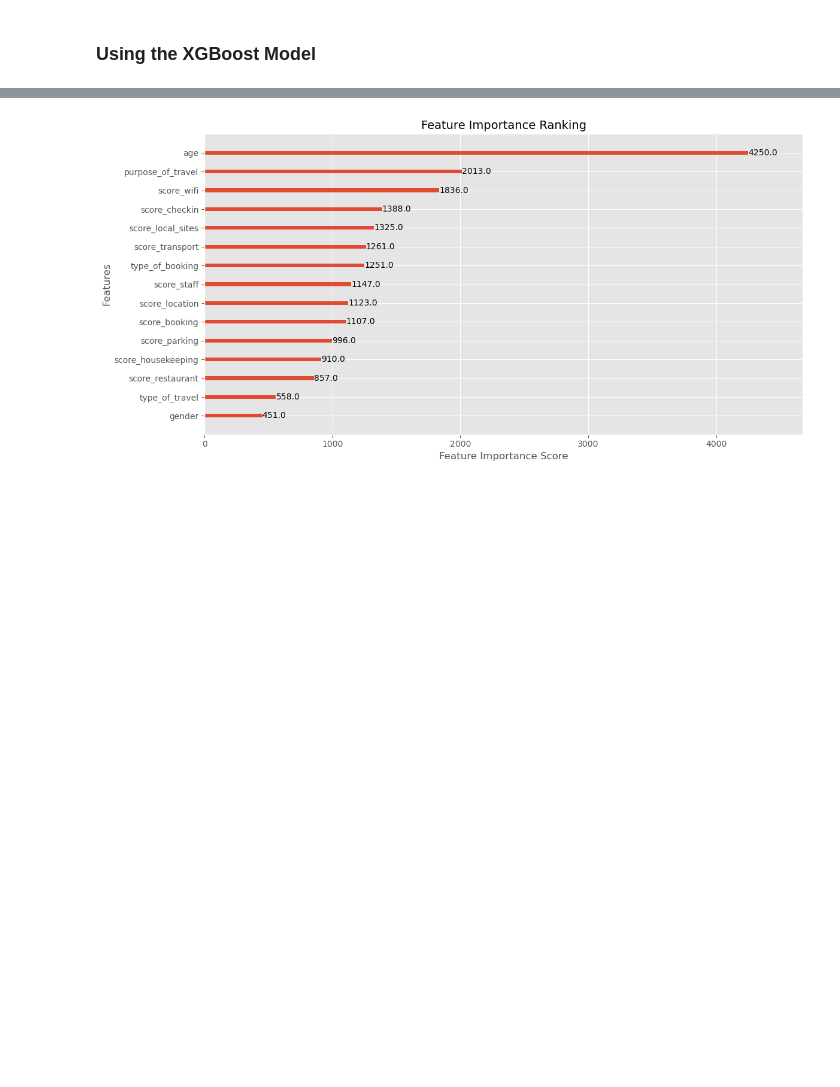
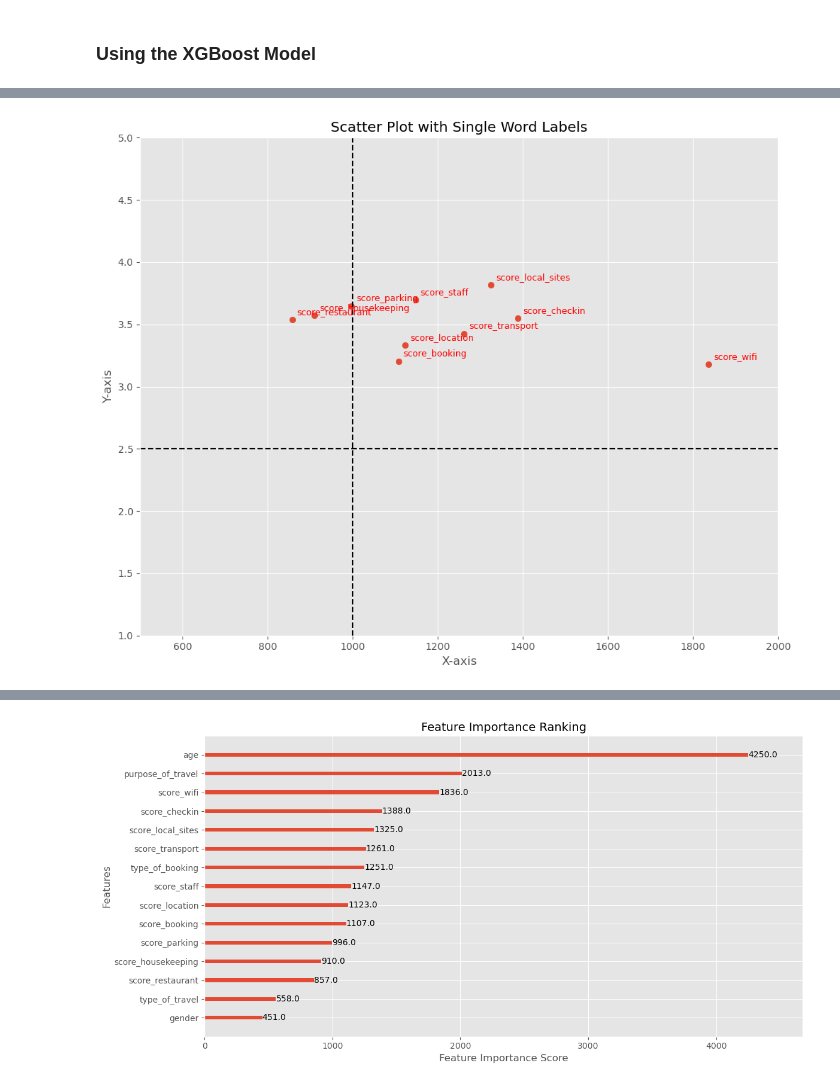
Before and after one commit to StuartG24/Travel_Co_Analysis, a Jupyter notebook: Notebooks_Data_Analysis/customer_satisfaction.ipynb, the cells around one changed output, grey strips where cells are left out. Saved outputs shown, nothing was run; the diff lists cells and outputs as text; code cells hidden in the pictures; blank space fills up the shorter version.

Commit message:
IS model calculated

```diff
--- a/Notebooks_Data_Analysis/customer_satisfaction.ipynb
+++ b/Notebooks_Data_Analysis/customer_satisfaction.ipynb
@@ -225,2 +225,22 @@ Classification Error: 0.48
 # %% [markdown]
 ### Using the XGBoost Model
+# %%
+
+# Calculate the average satisfaction score for each feature with a score
+score_columns = hotel_reviews_df.columns[hotel_reviews_df.columns.str.startswith('score_')]
+filter_columns = hotel_reviews_df[score_columns]
+averages = filter_columns.mean() + 1
+averages = averages.rename_axis('feature')
+averages_df = averages.reset_index()
+averages_df.columns = ['feature', 'satisfaction_mean']
+
+# For each feature, add the predicted importance from the XGBoost model
+feature_importance = model.get_booster().get_score(importance_type='weight')
+feature_importance_df = pd.DataFrame({'feature': importance.keys(), 'importance': importance.values()})
+
+# Create a table of features with the predicted importance and the mean satisfaction rating
+features_table = pd.merge(feature_importance_df, averages_df, on='feature', how='inner')
+#features_table = pd.merge(feature_importance_df, averages_df, on='feature', how='left')
+features_table = features_table.fillna(0.5)
+
+display(features_table)
@@ -226,0 +259,35 @@ Classification Error: 0.48
+# %%
+#| label: feature-table
+#| fig-cap: Importance-Significance Predictions
+
+# Sample data
+x = features_table['importance']
+y = features_table['satisfaction_mean']
+labels = features_table['feature']
+
+# Create the scatter plot
+plt.figure(figsize=(10, 8))
+plt.scatter(x, y)
+
+# Add single word labels
+for i, (xi, yi, label) in enumerate(zip(x, y, labels)):
+    plt.annotate(label,
+                 (xi, yi),  # Point to annotate
+                 xytext=(5, 5),  # Offset of the text
+                 textcoords='offset points',
+                 fontsize=9,  # Font size
+                 color='red')  # Label color
+
+plt.xlim(500,2000)
+plt.ylim(1, 5)
+
+plt.axhline(y=2.5, color='k', linestyle='--')
+plt.axvline(x=1000, color='k', linestyle='--')
+
+plt.title('Scatter Plot with Single Word Labels')
+plt.xlabel('X-axis')
+plt.ylabel('Y-axis')
+plt.tight_layout()
+plt.show()
+# %% [output]
+[figure, added]
```
Also changed, not shown: parts of 8 cells of this notebook, 20 other files.
